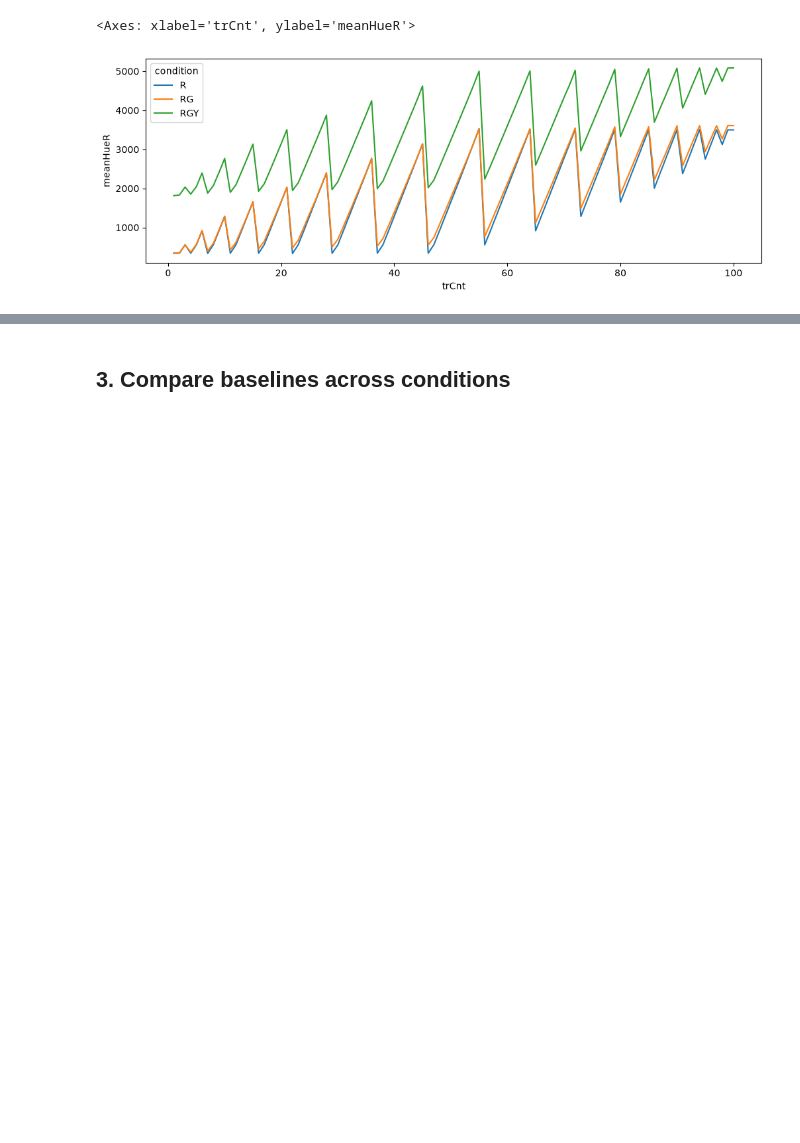
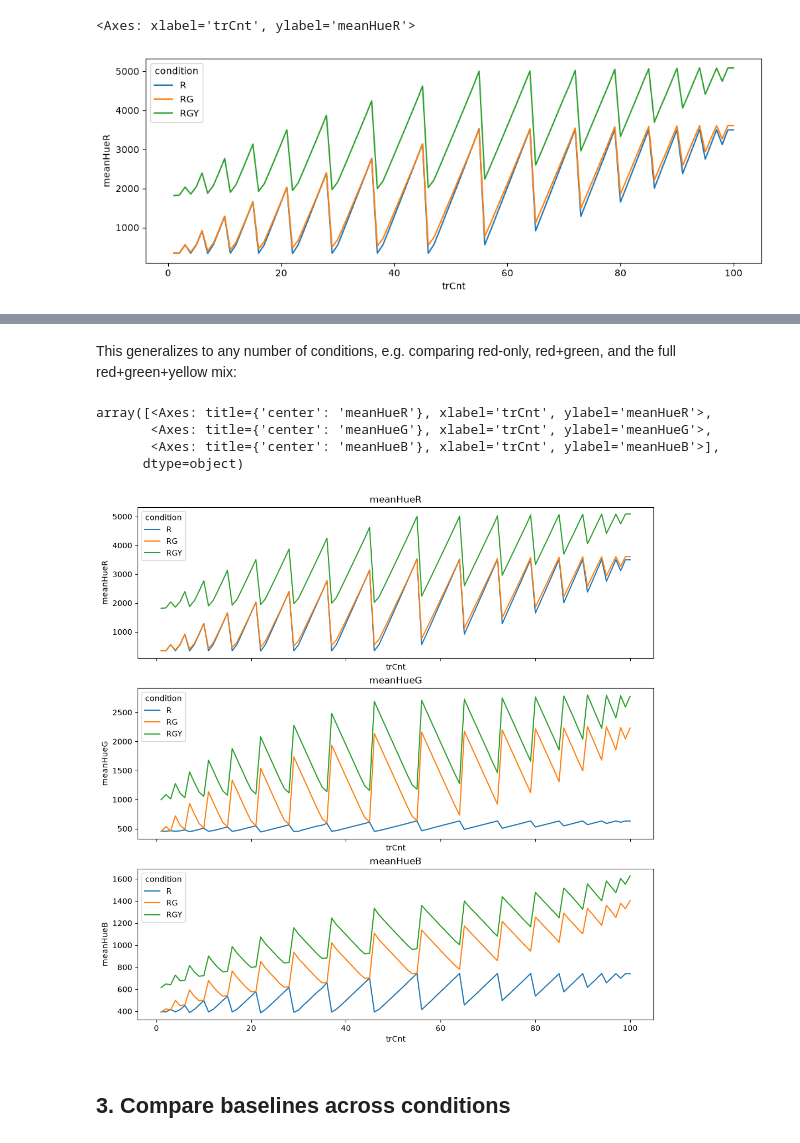
Before and after one commit to zevaz13/testGitCC, a Jupyter notebook: notebooks/hue/compare_conditions.ipynb, the cells around one changed output, grey strips where cells are left out. Saved outputs shown, nothing was run; the diff lists cells and outputs as text; code cells hidden in the pictures; blank space fills up the shorter version.

```diff
--- a/notebooks/hue/compare_conditions.ipynb
+++ b/notebooks/hue/compare_conditions.ipynb
@@ -42,3 +56,13 @@ plot_feature_across_conditions(summaries, feature="meanHueR", conditions=["R", "
+# %% [markdown]
+This generalizes to any number of conditions, e.g. comparing red-only, red+green, and the full red+green+yellow mix:
+# %%
+plot_channels_across_conditions(summaries, conditions=["R", "RG", "RGY"])
+# %% [output]
+array([<Axes: title={'center': 'meanHueR'}, xlabel='trCnt', ylabel='meanHueR'>,
+       <Axes: title={'center': 'meanHueG'}, xlabel='trCnt', ylabel='meanHueG'>,
+       <Axes: title={'center': 'meanHueB'}, xlabel='trCnt', ylabel='meanHueB'>],
+      dtype=object)
+[figure, added]
 # %% [markdown]
 ## 3. Compare baselines across conditions
 # %%
```
Also changed, not shown: parts of 2 cells of this notebook, 6 other files.
